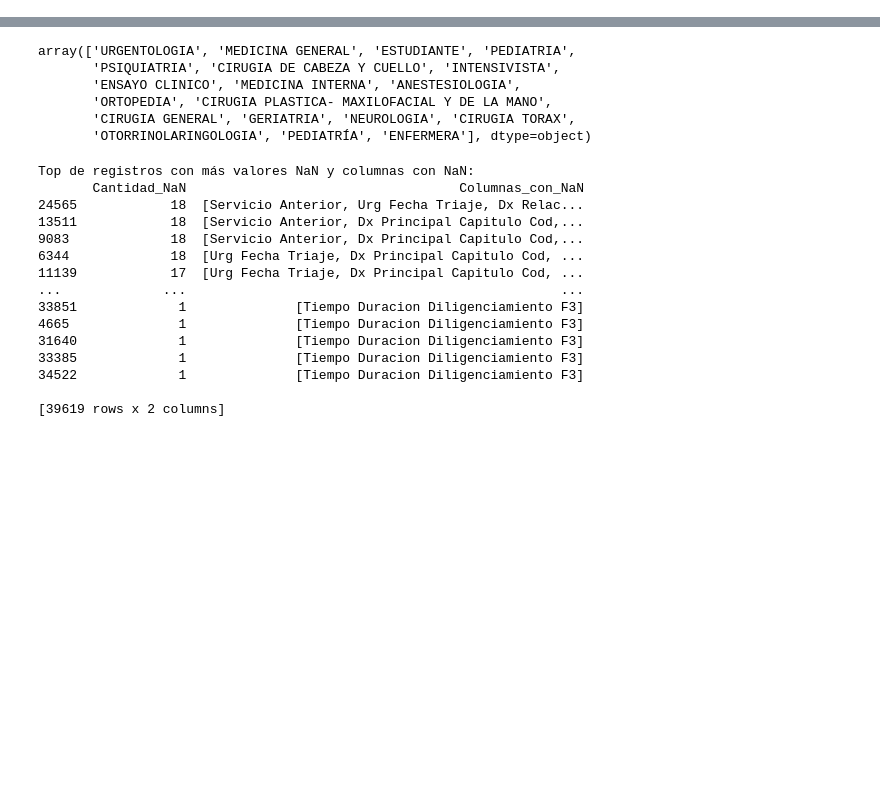
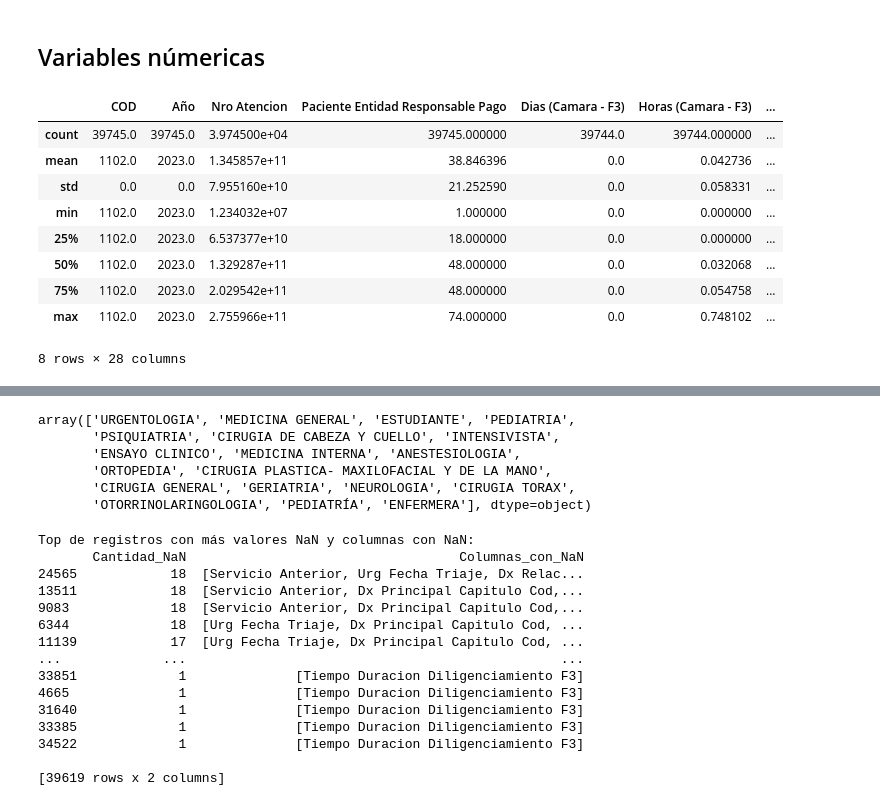
Before and after one commit to santiagogonzalezc/Final_project_ML, a Jupyter notebook: EDA.ipynb, the cells around one changed output, grey strips where cells are left out. Drawn from its saved outputs; the diff is of its cells as text; code cells hidden in the pictures; blank space fills up the shorter version.

```diff
--- a/EDA.ipynb
+++ b/EDA.ipynb
@@ -124,0 +40,15 @@ array(['FEMENINO', 'MASCULINO'], dtype=object)
+# %% [markdown]
+## Variables númericas
+# %%
+data.describe()
+# %% [output]
+|  | COD | Año | Nro Atencion | Paciente Entidad Responsable Pago | Dias (Camara - F3) | Horas (Camara - F3) | ... |
+| count | 39745.0 | 39745.0 | 3.974500e+04 | 39745.000000 | 39744.0 | 39744.000000 | ... |
+| mean | 1102.0 | 2023.0 | 1.345857e+11 | 38.846396 | 0.0 | 0.042736 | ... |
+| std | 0.0 | 0.0 | 7.955160e+10 | 21.252590 | 0.0 | 0.058331 | ... |
+| min | 1102.0 | 2023.0 | 1.234032e+07 | 1.000000 | 0.0 | 0.000000 | ... |
+| 25% | 1102.0 | 2023.0 | 6.537377e+10 | 18.000000 | 0.0 | 0.000000 | ... |
+| 50% | 1102.0 | 2023.0 | 1.329287e+11 | 48.000000 | 0.0 | 0.032068 | ... |
+| 75% | 1102.0 | 2023.0 | 2.029542e+11 | 48.000000 | 0.0 | 0.054758 | ... |
+| max | 1102.0 | 2023.0 | 2.755966e+11 | 74.000000 | 0.0 | 0.748102 | ... |
+8 rows × 28 columns
```
Also changed, not shown: parts of 21 cells of this notebook.
